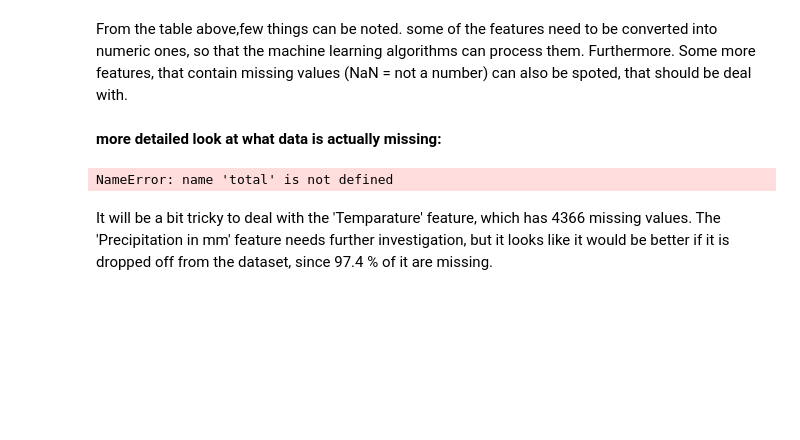
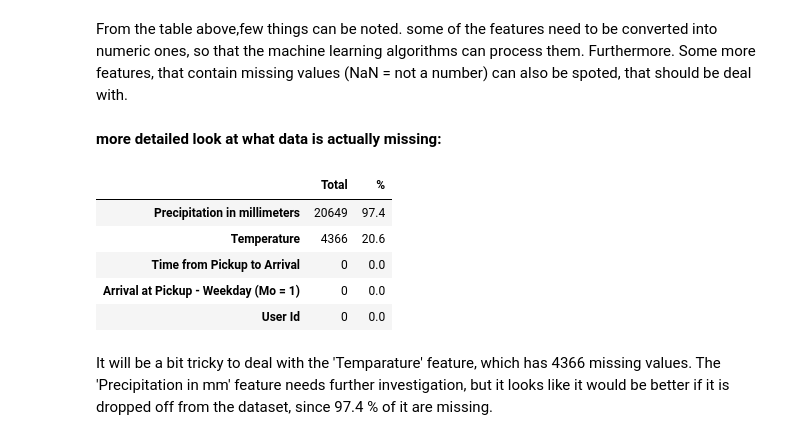
Before and after one commit to Team24-Regression/Regression_Predict_Package, a Jupyter notebook: regression_notebook.ipynb, the cells around one changed output. Cells and saved outputs as stored; diff of their text form; code cells hidden in the pictures; blank space fills up the shorter version.

```diff
--- a/regression_notebook.ipynb
+++ b/regression_notebook.ipynb
@@ -88,11 +88,16 @@ __more detailed look at what data is actually missing:__
 # %%
 tr_total = Train_df.isnull().sum().sort_values(ascending=False)
 tr_percent_1 = Train_df.isnull().sum()/Train_df.isnull().count()*100
 tr_percent_2 = (round(tr_percent_1, 1)).sort_values(ascending=False)
-tr_missing_data = pd.concat([total, tr_percent_2], axis=1, keys=['Total', '%'])
+tr_missing_data = pd.concat([tr_total, tr_percent_2], axis=1, keys=['Total', '%'])
 tr_missing_data.head(5)
 # %% [output]
-NameError: name 'total' is not defined
+|  | Total | % |
+| Precipitation in millimeters | 20649 | 97.4 |
+| Temperature | 4366 | 20.6 |
+| Time from Pickup to Arrival | 0 | 0.0 |
+| Arrival at Pickup - Weekday (Mo = 1) | 0 | 0.0 |
+| User Id | 0 | 0.0 |
 # %% [markdown]
 It will be a bit tricky to deal with the 'Temparature' feature, which has 4366 missing values. The 'Precipitation in mm' feature needs further investigation, but it looks like it would be better if it is dropped off from the dataset, since 97.4 % of it are missing.
 # %%
```
